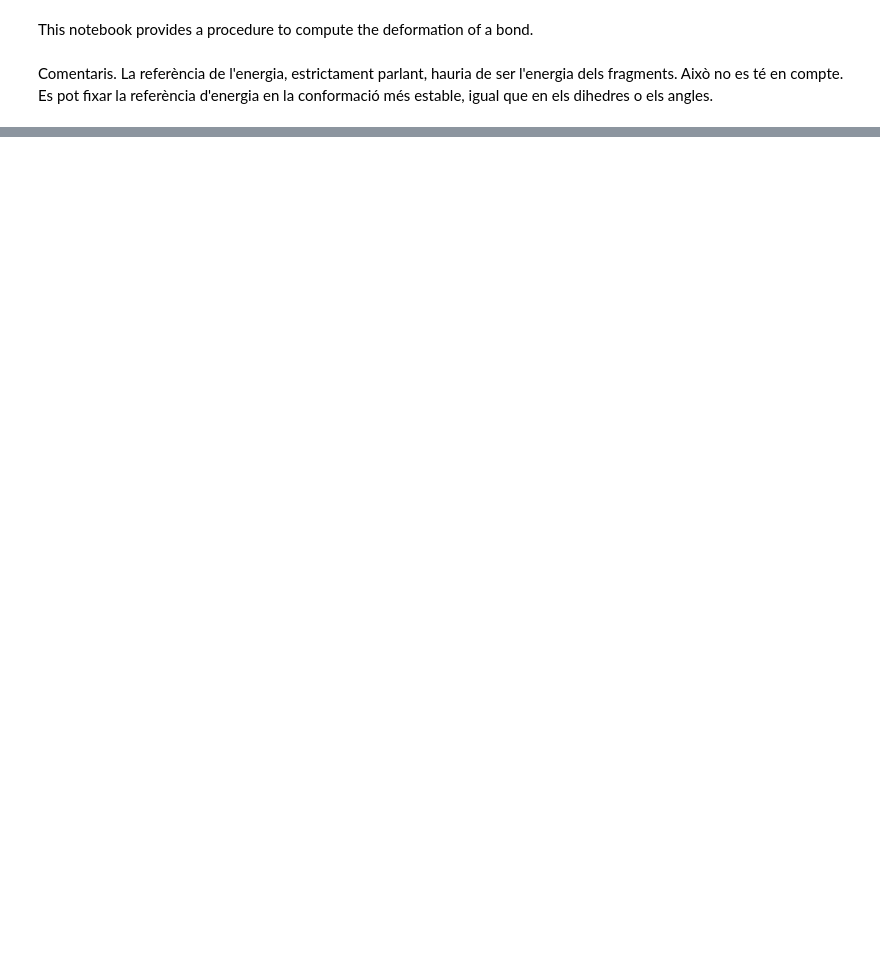
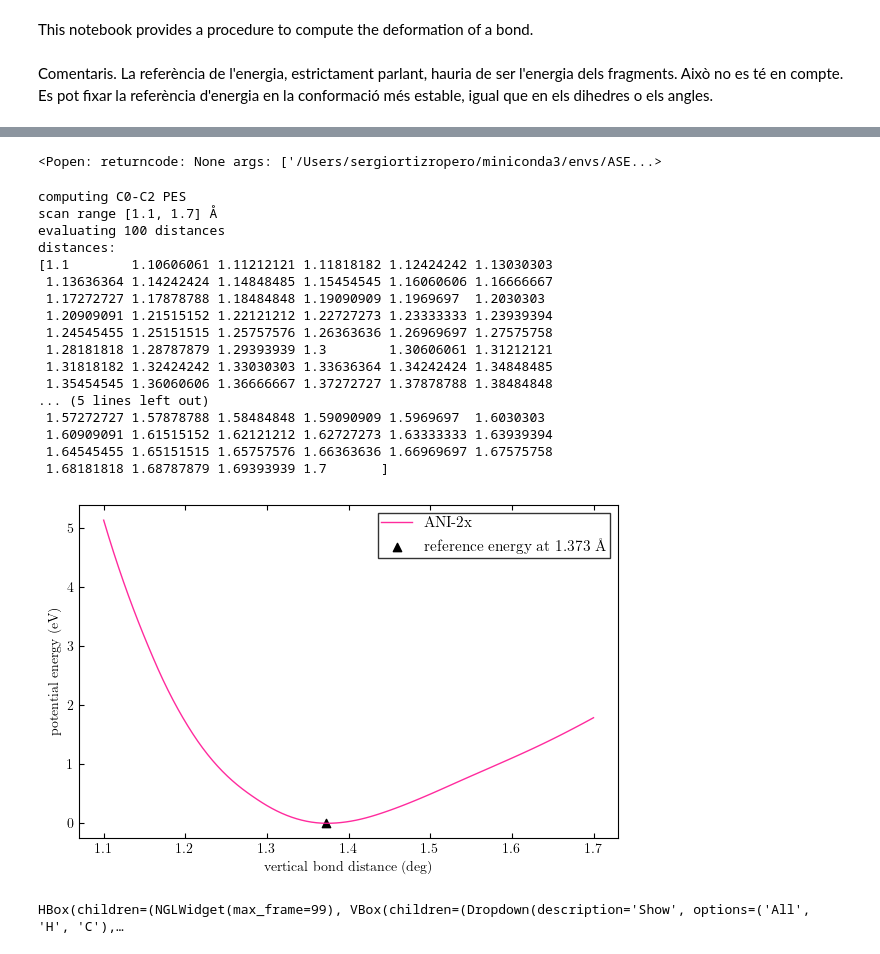
Before and after one commit to Sergi-Ortiz/NNPs_TFG, a Jupyter notebook: scripts/symmetry/bond_displacement.ipynb, the cells around one changed output, grey strips where cells are left out. Cells and saved outputs as stored; diff of their text form; code cells hidden in the pictures; blank space fills up the shorter version.

```diff
--- a/scripts/symmetry/bond_displacement.ipynb
+++ b/scripts/symmetry/bond_displacement.ipynb
@@ -197,0 +248,30 @@ HBox(children=(NGLWidget(max_frame=39), VBox(children=(Dropdown(description='Sho
+# %%
+#=======================#
+#       PARAMETERS      #
+#=======================#
+
+from ase.data.pubchem import pubchem_atoms_search
+
+
+# define the molecule
+cyclo = pubchem_atoms_search(smiles='C1=CC=C1')
+
+# select the C-C bond and provide the mask
+
+for atom in cyclo:
+    print(atom.index, atom.symbol)
+#view(cyclo, viewer='ase')
+
+
+# hortitzontal
+# C: 0 2, H: 4 6, distancia curta amb C: 1 3, H: 5 7
+# [0, 1], [2, 3], [4, 5], [6, 7]
+bond_ids_h = [0, 1]
+
+
+mask_h = [0, 1, 0, 1, 0, 1, 0, 1]
+
+# vertical
+# C: 0 1, H: 4 5, distancia llarga amb C: 2 3, H: 6 7
+bond_ids_v = [0, 2]
+mask_v = [0, 0, 1, 1, 0, 0, 1, 1]
@@ -197,0 +287,37 @@ HBox(children=(NGLWidget(max_frame=39), VBox(children=(Dropdown(description='Sho
+# %%
+# deformació vertical
+# define square
+cyclo = pubchem_atoms_search(smiles='C1=CC=C1')
+cyclo.set_distance(bond_ids_h[0], bond_ids_h[1], 1.400000, fix=0, mask=mask_h)
+cyclo.set_distance(bond_ids_v[0], bond_ids_v[1], 1.400000, fix=0, mask=mask_v)
+view(cyclo)
+# %% [output]
+<Popen: returncode: None args: ['/Users/sergiortizropero/miniconda3/envs/ASE...>
+# %%
+
+distances_v, energies_v = evaluate_bond(cyclo, bond_ids_v, mask_v,  calculator_list, search_space=[1.1, 1.7])
+plot_bond(distances_v, energies_v, calculator_names, calculator_colors, save_dir='./', dist_name='vertical')
+# %% [output]
+computing C0-C2 PES
+scan range [1.1, 1.7] Å
+evaluating 100 distances
+distances:
+[1.1        1.10606061 1.11212121 1.11818182 1.12424242 1.13030303
+ 1.13636364 1.14242424 1.14848485 1.15454545 1.16060606 1.16666667
+ 1.17272727 1.17878788 1.18484848 1.19090909 1.1969697  1.2030303
+ 1.20909091 1.21515152 1.22121212 1.22727273 1.23333333 1.23939394
+ 1.24545455 1.25151515 1.25757576 1.26363636 1.26969697 1.27575758
+ 1.28181818 1.28787879 1.29393939 1.3        1.30606061 1.31212121
+ 1.31818182 1.32424242 1.33030303 1.33636364 1.34242424 1.34848485
+ 1.35454545 1.36060606 1.36666667 1.37272727 1.37878788 1.38484848
+... (5 lines left out)
+ 1.57272727 1.57878788 1.58484848 1.59090909 1.5969697  1.6030303
+ 1.60909091 1.61515152 1.62121212 1.62727273 1.63333333 1.63939394
+ 1.64545455 1.65151515 1.65757576 1.66363636 1.66969697 1.67575758
+ 1.68181818 1.68787879 1.69393939 1.7       ]
+[figure, added]
+# %%
+traj = trajectory.TrajectoryReader('./bond_scan.traj')
+view(traj, viewer='ngl')
+# %% [output]
+HBox(children=(NGLWidget(max_frame=99), VBox(children=(Dropdown(description='Show', options=('All', 'H', 'C'),…
```
Also changed, not shown: parts of 13 cells of this notebook, 7 other files.
